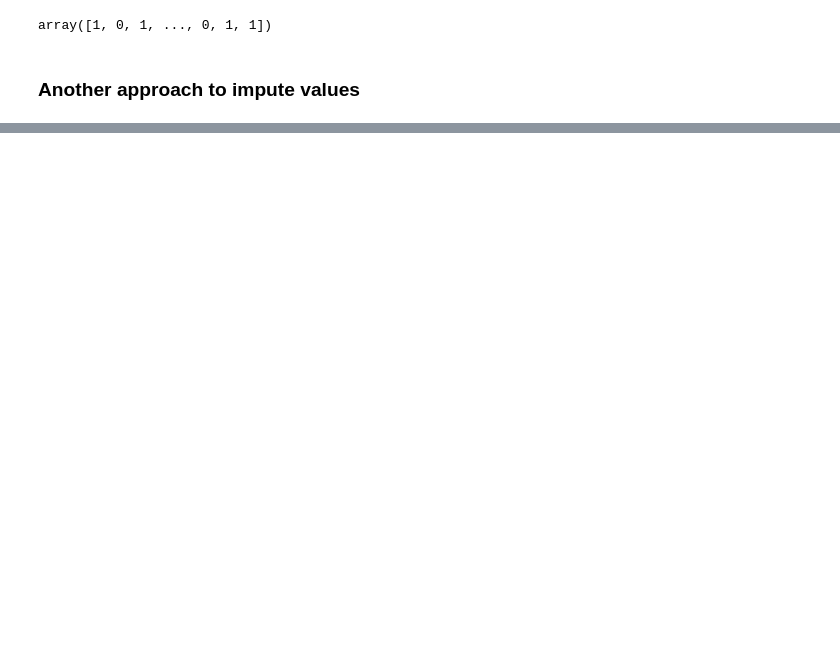
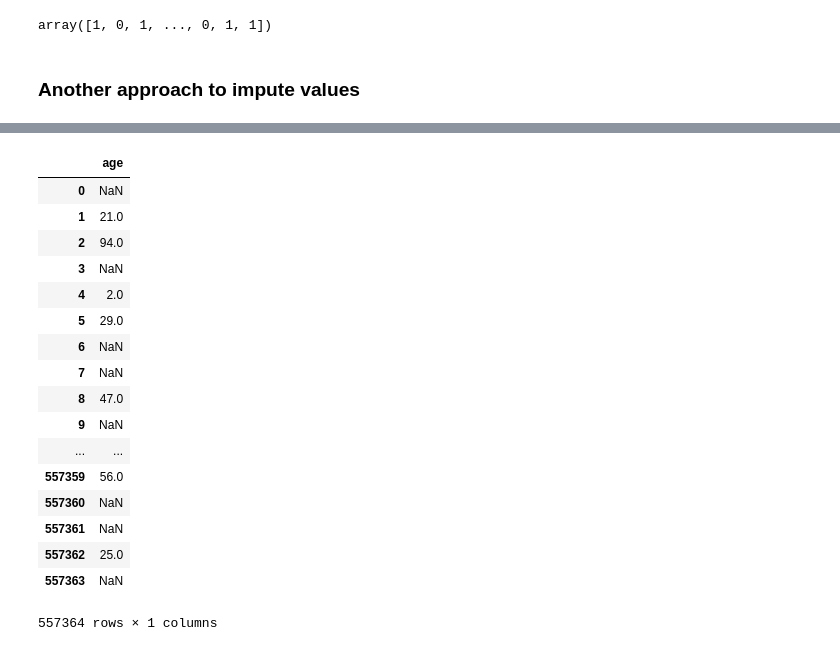
Before and after one commit to rsehmbi/covid19, a Jupyter notebook: DataCleaning.ipynb, the cells around one changed output, grey strips where cells are left out. Drawn from its saved outputs; the diff is of its cells as text; code cells hidden in the pictures; blank space fills up the shorter version.

```diff
--- a/DataCleaning.ipynb
+++ b/DataCleaning.ipynb
@@ -252,0 +346,22 @@ array([1, 0, 1, ..., 0, 1, 1])
+# %%
+age_col = age_col.drop(['format', 'format2', 'category', 'category_children', 'category_young_adults', 'adults_below_50', 'elderly'], axis=1)
+age_col
+# %% [output]
+|  | age |
+| 0 | NaN |
+| 1 | 21.0 |
+| 2 | 94.0 |
+| 3 | NaN |
+| 4 | 2.0 |
+| 5 | 29.0 |
+| 6 | NaN |
+| 7 | NaN |
+| 8 | 47.0 |
+| 9 | NaN |
+| ... | ... |
+| 557359 | 56.0 |
+| 557360 | NaN |
+| 557361 | NaN |
+| 557362 | 25.0 |
+| 557363 | NaN |
+557364 rows × 1 columns
```
Also changed, not shown: parts of 20 cells of this notebook.
